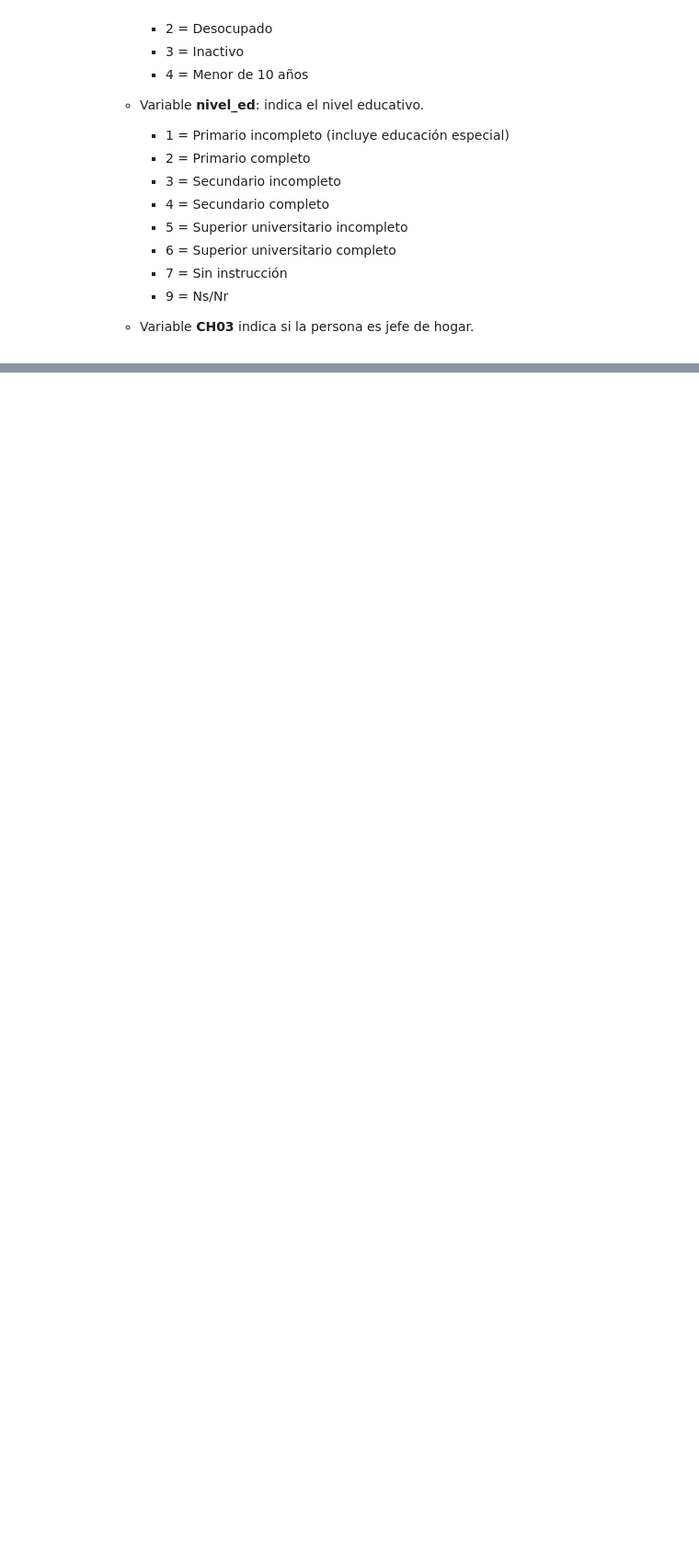
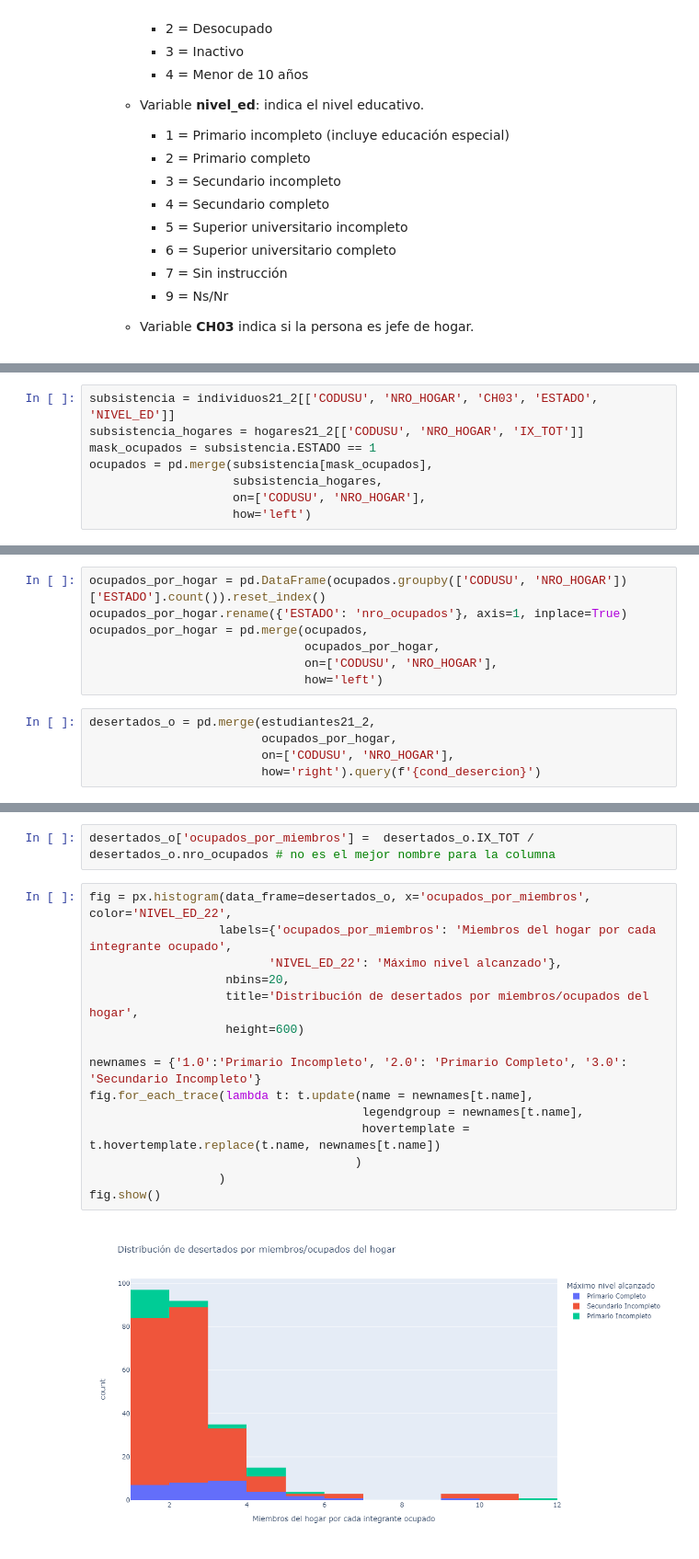
Before and after one commit to lauticouget/desercion_escolar_argentina, a Jupyter notebook: notebooks/eda_datos_panel.ipynb, the cells around one changed output, grey strips where cells are left out. Shown: that part at 92% size. Saved outputs shown, nothing was run; the diff lists cells and outputs as text; blank space fills up the shorter version.

```diff
--- a/notebooks/eda_datos_panel.ipynb
+++ b/notebooks/eda_datos_panel.ipynb
@@ -311,0 +462,8 @@ En base a consideraciones del INDEC, se define que si un hogar cumple con alguna
+# %%
+subsistencia = individuos21_2[['CODUSU', 'NRO_HOGAR', 'CH03', 'ESTADO', 'NIVEL_ED']]
+subsistencia_hogares = hogares21_2[['CODUSU', 'NRO_HOGAR', 'IX_TOT']]
+mask_ocupados = subsistencia.ESTADO == 1
+ocupados = pd.merge(subsistencia[mask_ocupados],
+                    subsistencia_hogares,
+                    on=['CODUSU', 'NRO_HOGAR'],
+                    how='left')
@@ -311,0 +486,12 @@ En base a consideraciones del INDEC, se define que si un hogar cumple con alguna
+# %%
+ocupados_por_hogar = pd.DataFrame(ocupados.groupby(['CODUSU', 'NRO_HOGAR'])['ESTADO'].count()).reset_index()
+ocupados_por_hogar.rename({'ESTADO': 'nro_ocupados'}, axis=1, inplace=True)
+ocupados_por_hogar = pd.merge(ocupados,
+                              ocupados_por_hogar,
+                              on=['CODUSU', 'NRO_HOGAR'],
+                              how='left')
+# %%
+desertados_o = pd.merge(estudiantes21_2,
+                        ocupados_por_hogar,
+                        on=['CODUSU', 'NRO_HOGAR'],
+                        how='right').query(f'{cond_desercion}')
@@ -311,0 +514,19 @@ En base a consideraciones del INDEC, se define que si un hogar cumple con alguna
+# %%
+desertados_o['ocupados_por_miembros'] =  desertados_o.IX_TOT / desertados_o.nro_ocupados # no es el mejor nombre para la columna
+# %%
+fig = px.histogram(data_frame=desertados_o, x='ocupados_por_miembros', color='NIVEL_ED_22',
+                  labels={'ocupados_por_miembros': 'Miembros del hogar por cada integrante ocupado',
+                         'NIVEL_ED_22': 'Máximo nivel alcanzado'},
+                   nbins=20,
+                   title='Distribución de desertados por miembros/ocupados del hogar',
+                   height=600)
+
+newnames = {'1.0':'Primario Incompleto', '2.0': 'Primario Completo', '3.0': 'Secundario Incompleto'}
+fig.for_each_trace(lambda t: t.update(name = newnames[t.name],
+                                      legendgroup = newnames[t.name],
+                                      hovertemplate = t.hovertemplate.replace(t.name, newnames[t.name])
+                                     )
+                  )
+fig.show()
+# %% [output]
+[figure, added]
```
Also changed, not shown: parts of 42 cells of this notebook.
